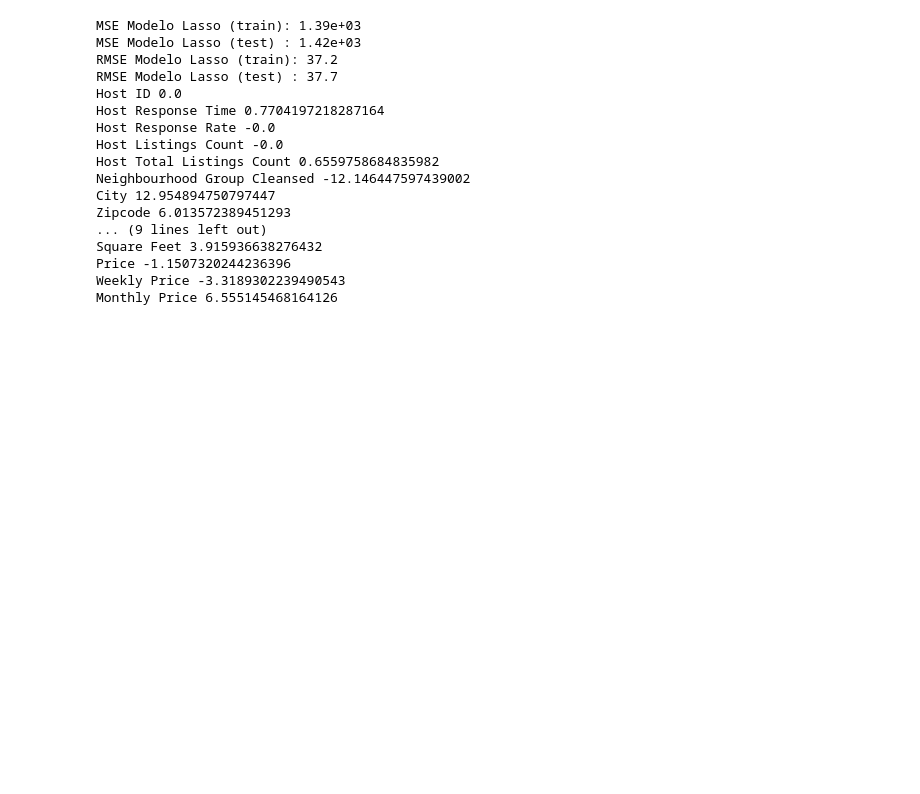
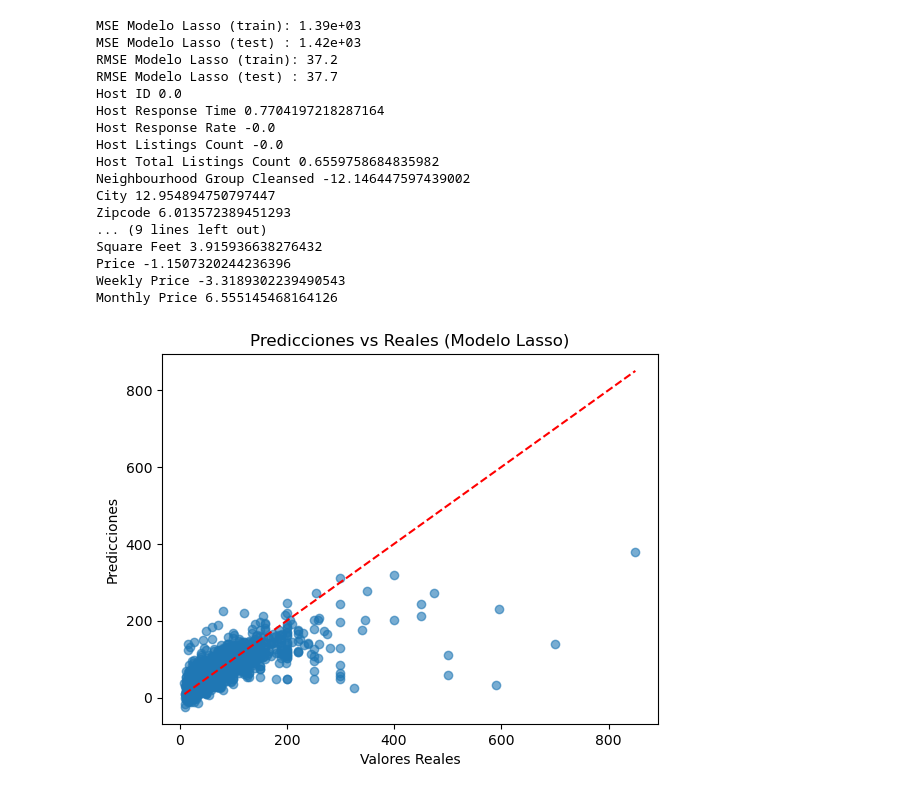
Before and after one commit to gschneiderv/bootcamp_data, a Jupyter notebook: Machine-Learning-101/practica_gs.ipynb, the cells around one changed output. Cells and saved outputs as stored; diff of their text form; code cells hidden in the pictures; blank space fills up the shorter version.

```diff
--- a/Machine-Learning-101/practica_gs.ipynb
+++ b/Machine-Learning-101/practica_gs.ipynb
@@ -902,12 +898,12 @@ from sklearn.linear_model import Lasso
 
 alpha_vector = np.logspace(-1,10,20)
 param_grid = {'alpha': alpha_vector }
-grid = GridSearchCV(Lasso(), scoring= 'neg_mean_squared_error', param_grid=param_grid, cv = 3, verbose=2)
+grid = GridSearchCV(Lasso(), scoring= 'neg_mean_squared_error', param_grid=param_grid, cv = 5)
 grid.fit(XtrainScaled, y_train)
 print("best mean cross-validation score: {:.3f}".format(grid.best_score_))
 print("best parameters: {}".format(grid.best_params_))
 
-#-1 porque es negado
+
 scores = -1*np.array(grid.cv_results_['mean_test_score'])
 plt.semilogx(alpha_vector,scores,'-o')
 plt.xlabel('alpha',fontsize=16)
@@ -972,3 +953,13 @@ Square Feet 3.915936638276432
 Price -1.1507320244236396
 Weekly Price -3.3189302239490543
 Monthly Price 6.555145468164126
+# %%
+# Comparo predicciones vs valores reales con gráficos
+plt.scatter(y_test, ytestLasso, alpha=0.6)
+plt.plot([min(y_test), max(y_test)], [min(y_test), max(y_test)], color='red', linestyle='--')
+plt.xlabel("Valores Reales")
+plt.ylabel("Predicciones")
+plt.title("Predicciones vs Reales (Modelo Lasso)")
+plt.show()
+# %% [output]
+[figure, added]
```
Also changed, not shown: parts of 11 cells of this notebook.
